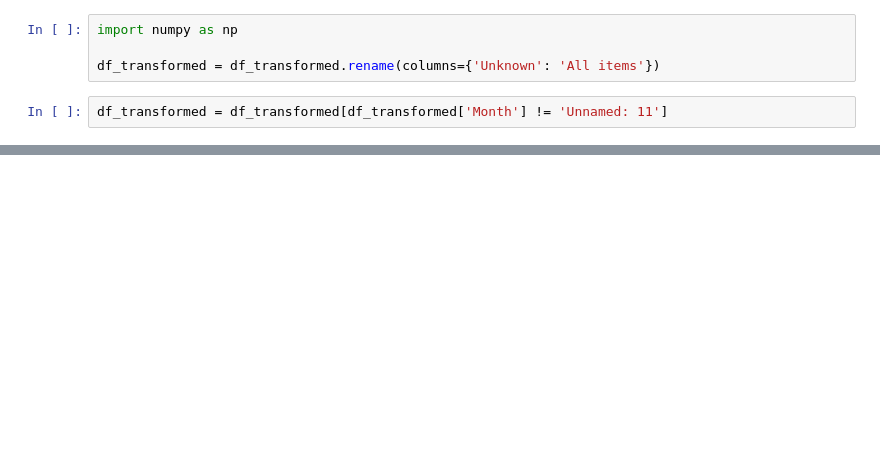
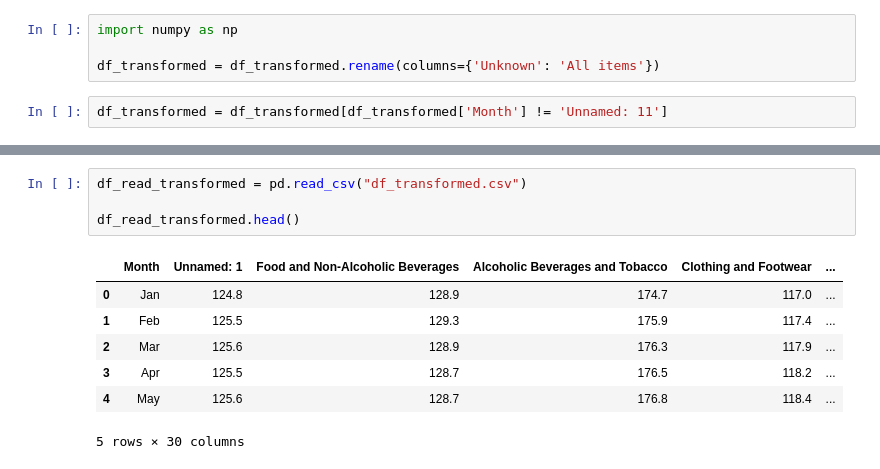
Before and after one commit to DeathNox/Philippine-CPI-Consumer-Price-Index-Trends-An-Introductory-Data-Analysis, a Jupyter notebook: main.ipynb, the cells around one changed output, grey strips where cells are left out. Drawn from its saved outputs; the diff is of its cells as text; blank space fills up the shorter version.

```diff
--- a/main.ipynb
+++ b/main.ipynb
@@ -92,0 +91,12 @@ df_transformed.head()
+# %%
+df_read_transformed = pd.read_csv("df_transformed.csv")
+
+df_read_transformed.head()
+# %% [output]
+|  | Month | Unnamed: 1 | Food and Non-Alcoholic Beverages | Alcoholic Beverages and Tobacco | Clothing and Footwear | ... |
+| 0 | Jan | 124.8 | 128.9 | 174.7 | 117.0 | ... |
+| 1 | Feb | 125.5 | 129.3 | 175.9 | 117.4 | ... |
+| 2 | Mar | 125.6 | 128.9 | 176.3 | 117.9 | ... |
+| 3 | Apr | 125.5 | 128.7 | 176.5 | 118.2 | ... |
+| 4 | May | 125.6 | 128.7 | 176.8 | 118.4 | ... |
+5 rows × 30 columns
```
Also changed, not shown: parts of 13 cells of this notebook, 8 other files.
